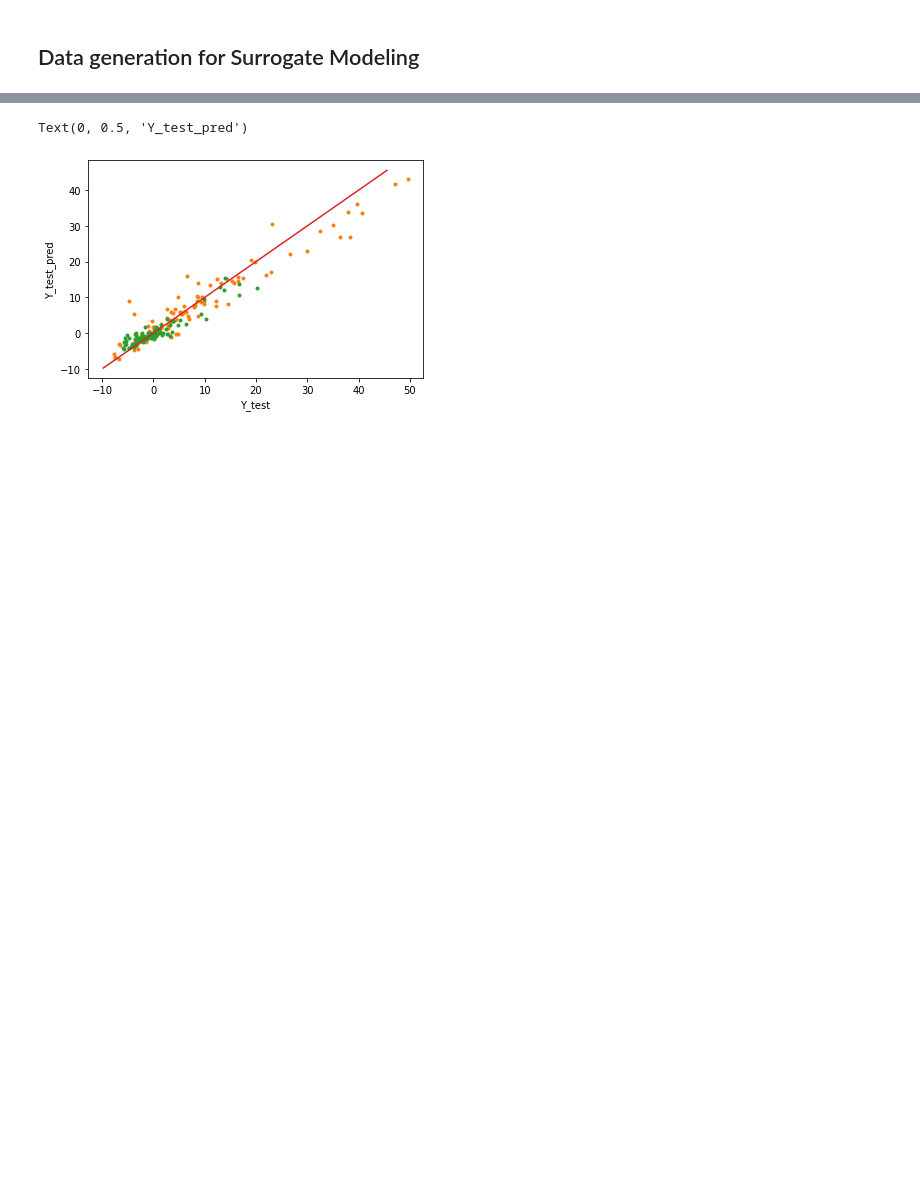
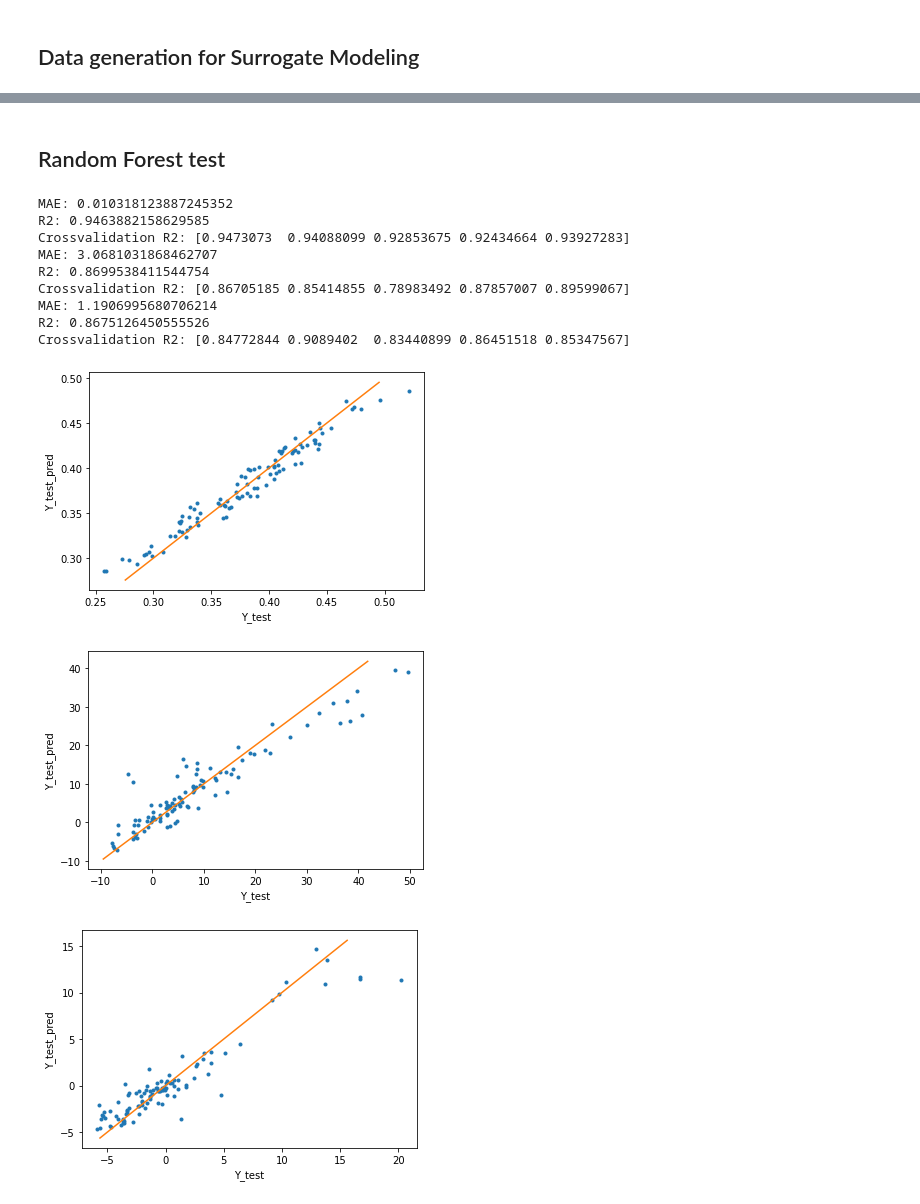
Before and after one commit to lf-santos/dwsimopt, a Jupyter notebook: examples/example_surrogate.ipynb, the cells around one changed output, grey strips where cells are left out. Cells and saved outputs as stored; diff of their text form; code cells hidden in the pictures; blank space fills up the shorter version.

```diff
--- a/examples/example_surrogate.ipynb
+++ b/examples/example_surrogate.ipynb
@@ -250,22 +215,50 @@ Mean============== Std================ Min==================== Max
+# %% [markdown]
+## Random Forest test
 # %%
 from sklearn.ensemble import RandomForestRegressor
 import matplotlib.pyplot as plt
 
-i_pos = 0
+for i_pos in range(len(Y_train[0,:])):
 
-# creating and training Random Forest model
-m = RandomForestRegressor()
-m.fit(X_train, Y_train)
-Y_test_pred = m.predict(X_test)
-# plotando valores verdadeiros contra predições
-plt.plot(Y_test, Y_test_pred,'.')
+    # creating and training Random Forest model
+    m = RandomForestRegressor(n_estimators = 50, min_samples_leaf = 2,
+                                max_features = 0.5, n_jobs=-1,
+                                oob_score = True, random_state = 0)
+    m.fit(X_train, Y_train[:,i_pos])
+    Y_test_pred = m.predict(X_test)
 
-# plotando a reta x=y
-plt.plot(plt.gca().get_ylim(), plt.gca().get_ylim())
+    # plotando valores verdadeiros contra predições
+    fig = plt.figure()
+    plt.plot(Y_test[:,i_pos], Y_test_pred,'.')
 
-# legenda dos eixos
-plt.xlabel('Y_test')
-plt.ylabel('Y_test_pred')
+    # plotando a reta x=y
+    plt.plot(plt.gca().get_ylim(), plt.gca().get_ylim())
+
+    # legenda dos eixos
+    plt.xlabel('Y_test')
+    plt.ylabel('Y_test_pred')
+
+    from sklearn.metrics import mean_absolute_error, r2_score
+    mae = mean_absolute_error(Y_test[:,i_pos], Y_test_pred)
+    r2 = r2_score(Y_test[:,i_pos], Y_test_pred)
+
+    print(f'MAE: {mae}')
+    print(f'R2: {r2}')
+
+    # Crossvalidation
+    from sklearn.model_selection import cross_val_score
+    xval_results = cross_val_score(m, X_train, Y_train[:,i_pos], scoring='r2')
+    print(f'Crossvalidation R2: {xval_results}')
 # %% [output]
-Text(0, 0.5, 'Y_test_pred')
+MAE: 0.010318123887245352
+R2: 0.9463882158629585
+Crossvalidation R2: [0.9473073  0.94088099 0.92853675 0.92434664 0.93927283]
+MAE: 3.0681031868462707
+R2: 0.8699538411544754
+Crossvalidation R2: [0.86705185 0.85414855 0.78983492 0.87857007 0.89599067]
+MAE: 1.1906995680706214
+R2: 0.8675126450555526
+Crossvalidation R2: [0.84772844 0.9089402  0.83440899 0.86451518 0.85347567]
-[figure, old version]
+[figure, new version]
+[figure, added]
+[figure, added]
```
Also changed, not shown: parts of 23 cells of this notebook, 1 other file.
